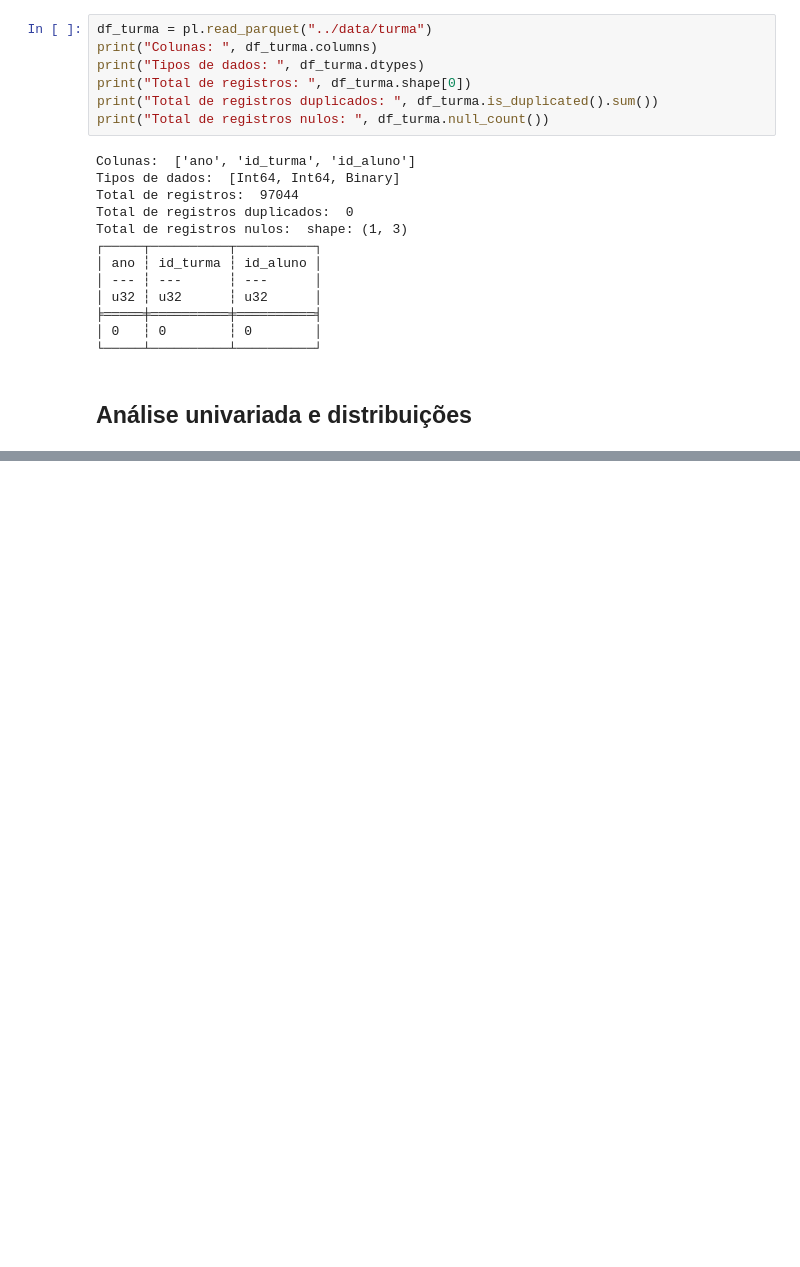
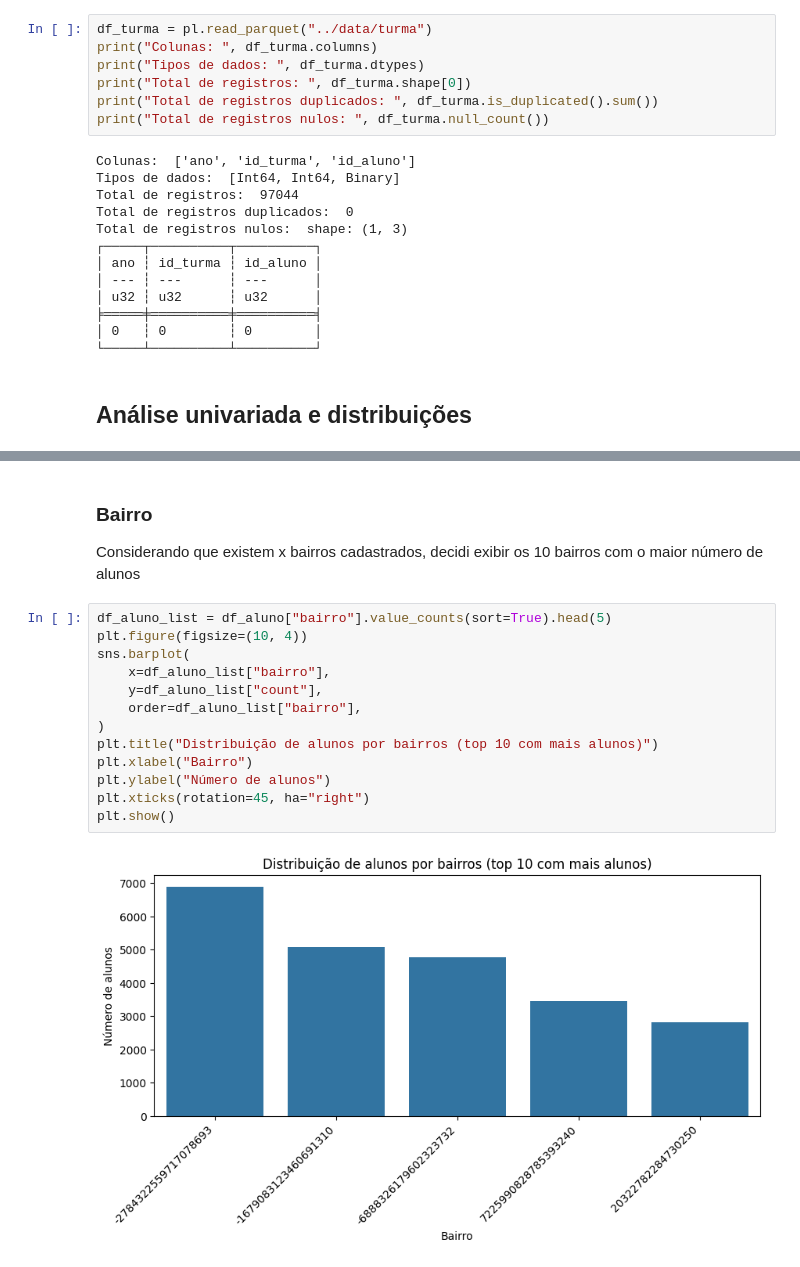
Before and after one commit to evidal1990/desafio-cientista-dados-senior-dados-integrados, a Jupyter notebook: notebooks/eda.ipynb, the cells around one changed output, grey strips where cells are left out. Saved outputs shown, nothing was run; the diff lists cells and outputs as text; blank space fills up the shorter version.

```diff
--- a/notebooks/eda.ipynb
+++ b/notebooks/eda.ipynb
@@ -335,0 +358,18 @@ Total de registros nulos:  shape: (1, 3)
+# %% [markdown]
+### Bairro
+Considerando que existem x bairros cadastrados, decidi exibir os 10 bairros com o maior número de alunos
+# %%
+df_aluno_list = df_aluno["bairro"].value_counts(sort=True).head(5)
+plt.figure(figsize=(10, 4))
+sns.barplot(
+    x=df_aluno_list["bairro"],
+    y=df_aluno_list["count"],
+    order=df_aluno_list["bairro"],
+)
+plt.title("Distribuição de alunos por bairros (top 10 com mais alunos)")
+plt.xlabel("Bairro")
+plt.ylabel("Número de alunos")
+plt.xticks(rotation=45, ha="right")
+plt.show()
+# %% [output]
+[figure, added]
```
Also changed, not shown: parts of 5 cells of this notebook.
